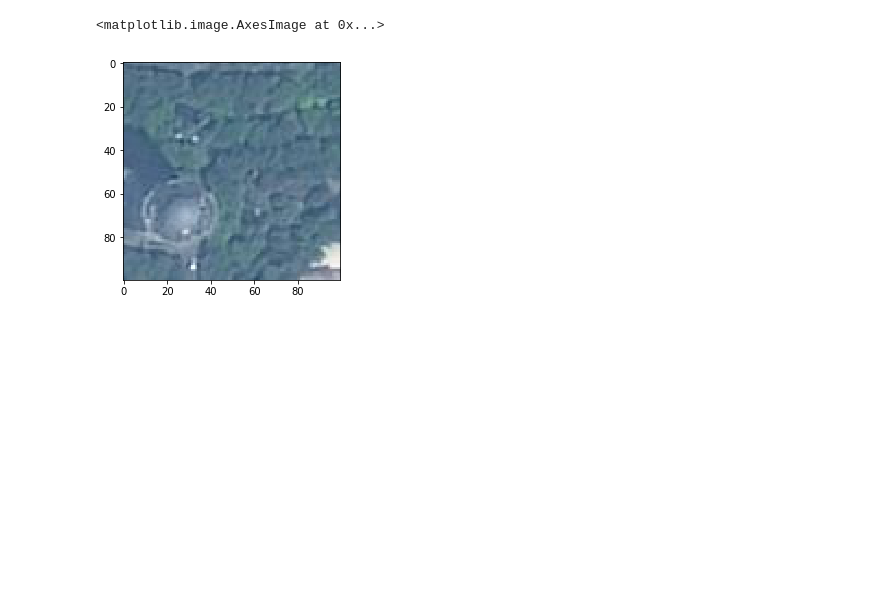
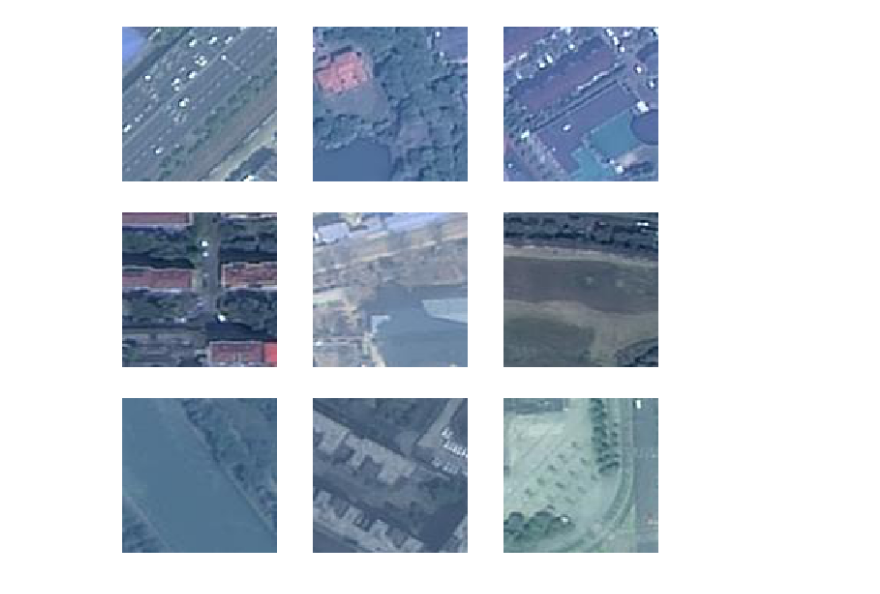
Before and after one commit to luo3300612/xjcontest, a Jupyter notebook: notebook/img_preparation.ipynb, the cells around one changed output. Drawn from its saved outputs; the diff is of its cells as text; code cells hidden in the pictures; blank space fills up the shorter version.

```diff
--- a/notebook/img_preparation.ipynb
+++ b/notebook/img_preparation.ipynb
@@ -3,0 +6,8 @@ import matplotlib.pyplot as plt
+# %%
+root_path = Path('/userhome/bigdata/train/001')
+files = list(root_path.iterdir())
+# %%
+for i,file in enumerate(files):
+    print(file)
+    if i == 10:
+        break
@@ -4 +26,17 @@ import matplotlib.pyplot as plt
+# %%
+def vis9img(files):
+    random.shuffle(files)
+    plt.subplots(figsize=(10, 10))
+    for i,img in enumerate(files,1):
+        img = plt.imread(img)
+        plt.subplot(3,3,i)
+        plt.axis('off')
+        plt.imshow(img)
+        if i == 9:
+            break
+    plt.show()
+# %%
+vis9img(files)
+# %% [output]
+[figure, added]
 # %%
@@ -6,5 +43,0 @@ img = plt.imread('/userhome/bigdata/train/001/017063_001.jpg')
-# %%
-plt.imshow(img)
-# %% [output]
-<matplotlib.image.AxesImage at 0x...>
-[figure, removed]
```
Also changed, not shown: parts of 5 cells of this notebook, 6 other files.
